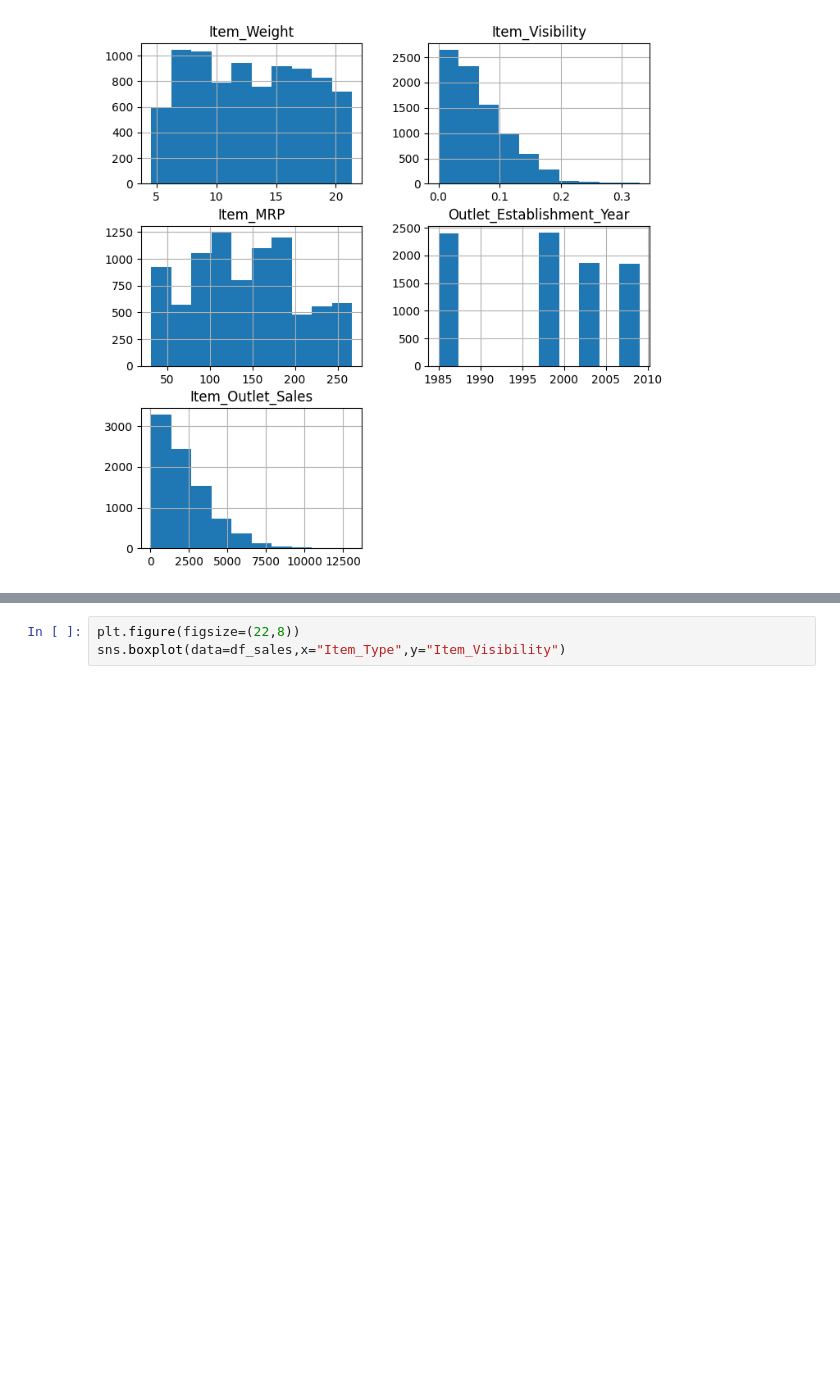
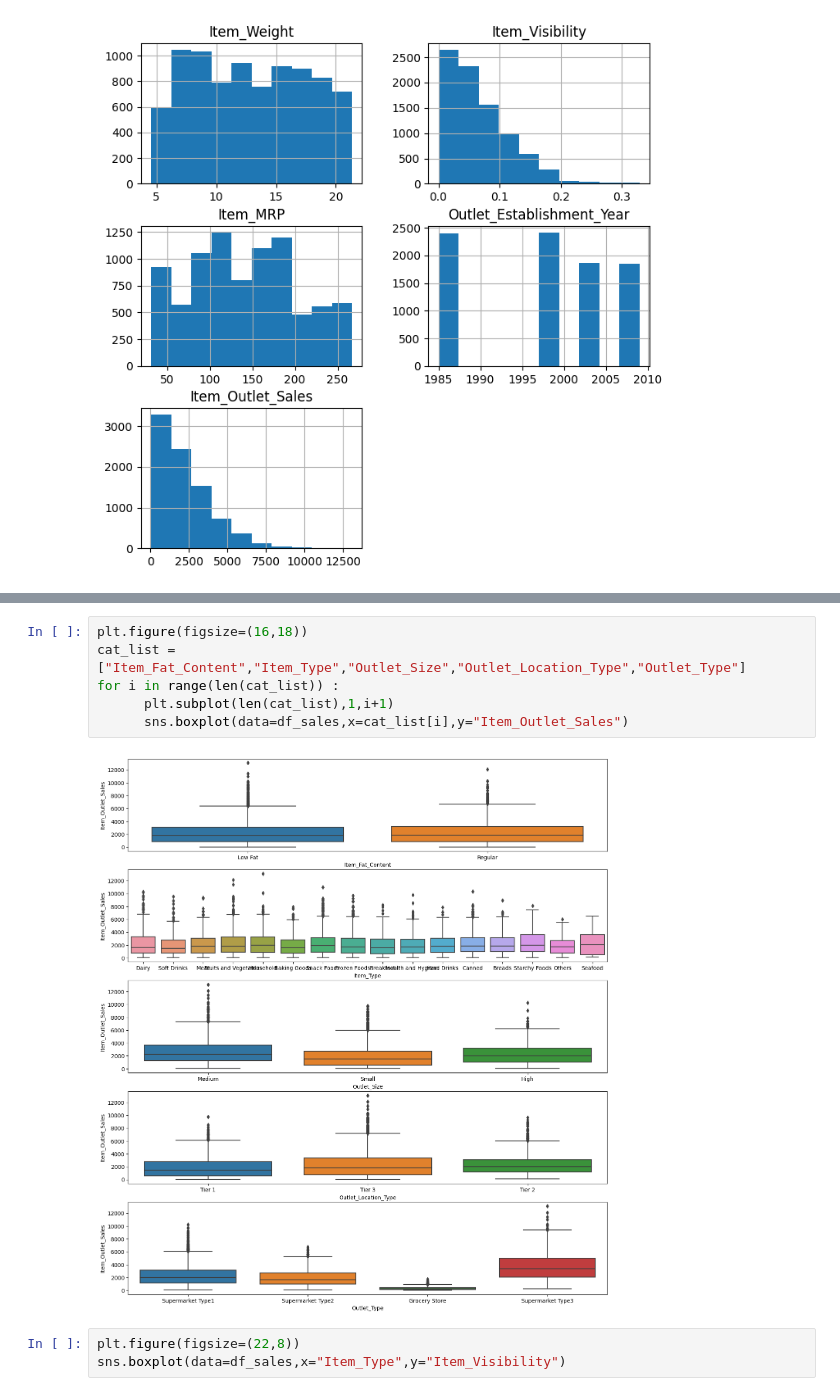
Before and after one commit to Mahdi-Kriaa/food_sales_prediction, a Jupyter notebook: food_sales_prediction.ipynb, the cells around one changed output, grey strips where cells are left out. Drawn from its saved outputs; the diff is of its cells as text; blank space fills up the shorter version.

```diff
--- a/food_sales_prediction.ipynb
+++ b/food_sales_prediction.ipynb
@@ -201,3 +202,11 @@ sns.boxplot(data=df_sales,x="Outlet_Size",y="Item_Outlet_Sales")
+# %%
+plt.figure(figsize=(16,18))
+cat_list = ["Item_Fat_Content","Item_Type","Outlet_Size","Outlet_Location_Type","Outlet_Type"]
+for i in range(len(cat_list)) :
+      plt.subplot(len(cat_list),1,i+1)
+      sns.boxplot(data=df_sales,x=cat_list[i],y="Item_Outlet_Sales")
+# %% [output]
+[figure, added]
 # %%
 plt.figure(figsize=(22,8))
 sns.boxplot(data=df_sales,x="Item_Type",y="Item_Visibility")
```
Also changed, not shown: parts of 15 cells of this notebook.
